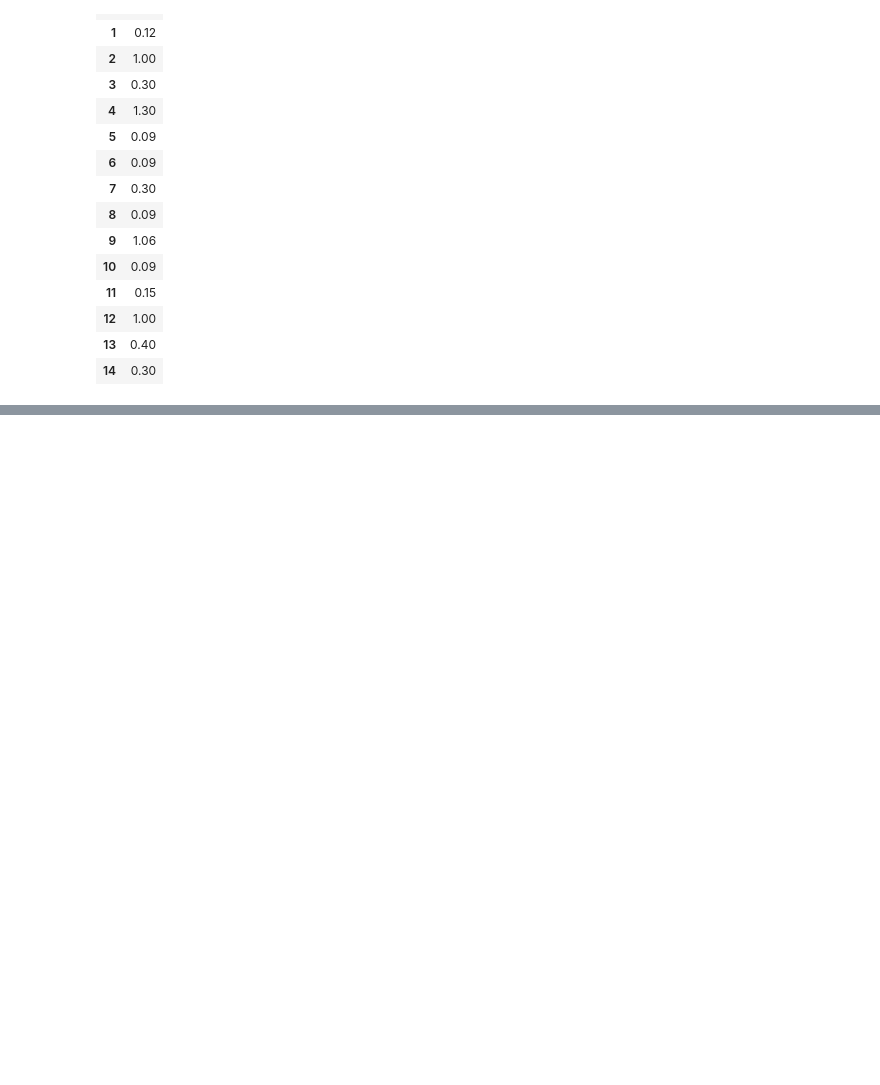
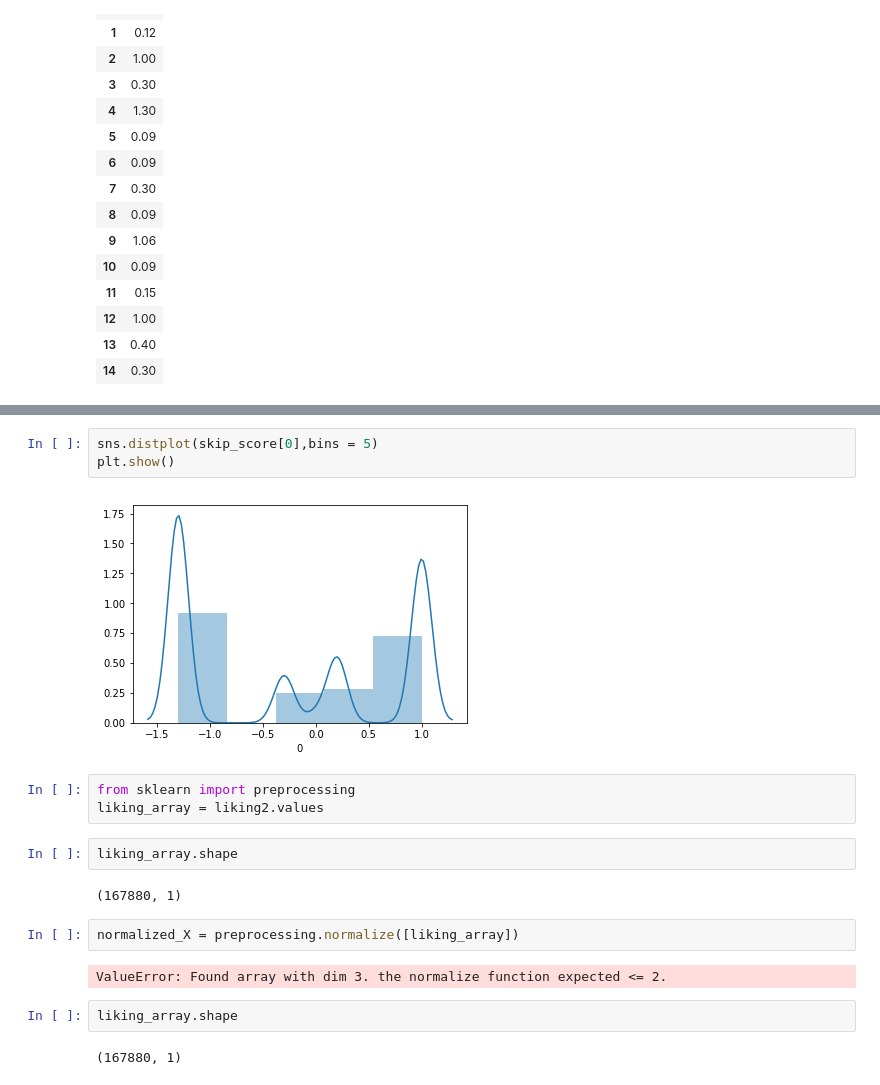
Before and after one commit to anuPh23/Spotify, a Jupyter notebook: spotify_multivariate_label_creation.ipynb, the cells around one changed output, grey strips where cells are left out. Saved outputs shown, nothing was run; the diff lists cells and outputs as text; blank space fills up the shorter version.

```diff
--- a/spotify_multivariate_label_creation.ipynb
+++ b/spotify_multivariate_label_creation.ipynb
@@ -235,0 +248,20 @@ liking1.head(15)
+# %%
+sns.distplot(skip_score[0],bins = 5)
+plt.show()
+# %% [output]
+[figure, added]
+# %%
+from sklearn import preprocessing
+liking_array = liking2.values
+# %%
+liking_array.shape
+# %% [output]
+(167880, 1)
+# %%
+normalized_X = preprocessing.normalize([liking_array])
+# %% [output]
+ValueError: Found array with dim 3. the normalize function expected <= 2.
+# %%
+liking_array.shape
+# %% [output]
+(167880, 1)
```
Also changed, not shown: parts of 23 cells of this notebook.
